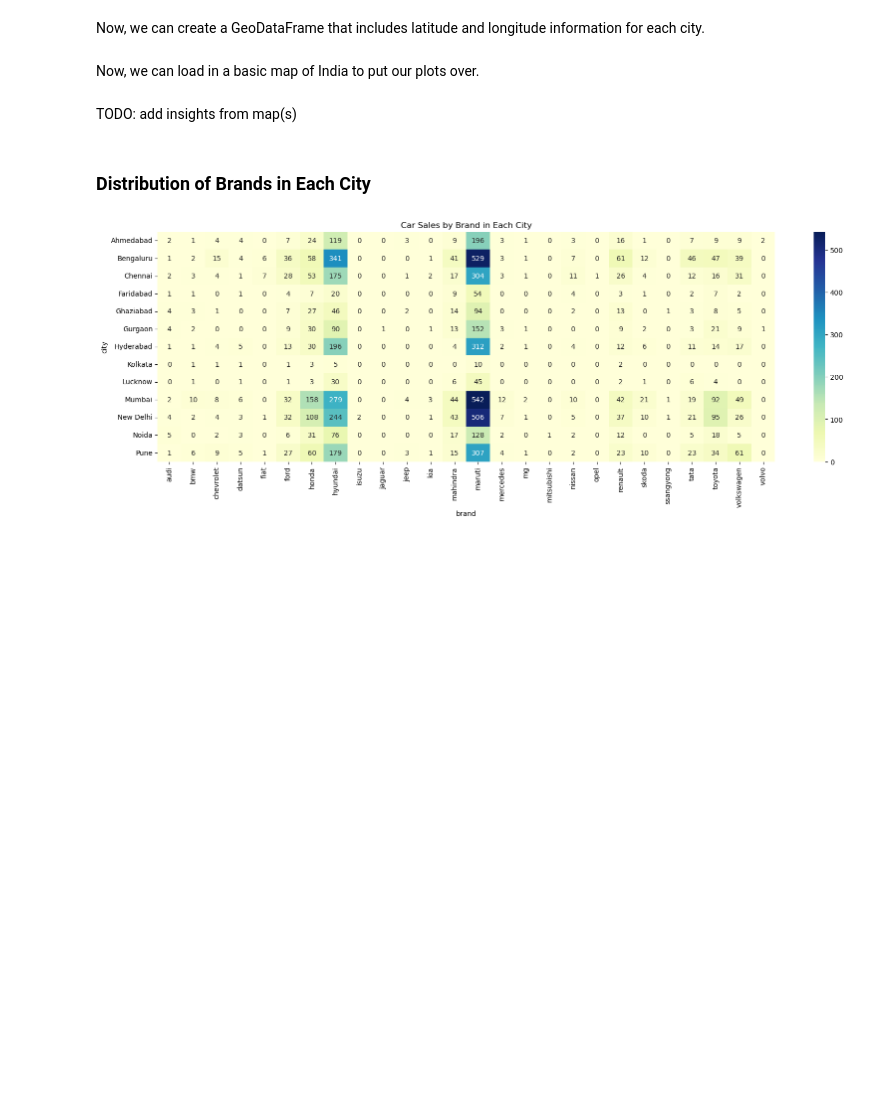
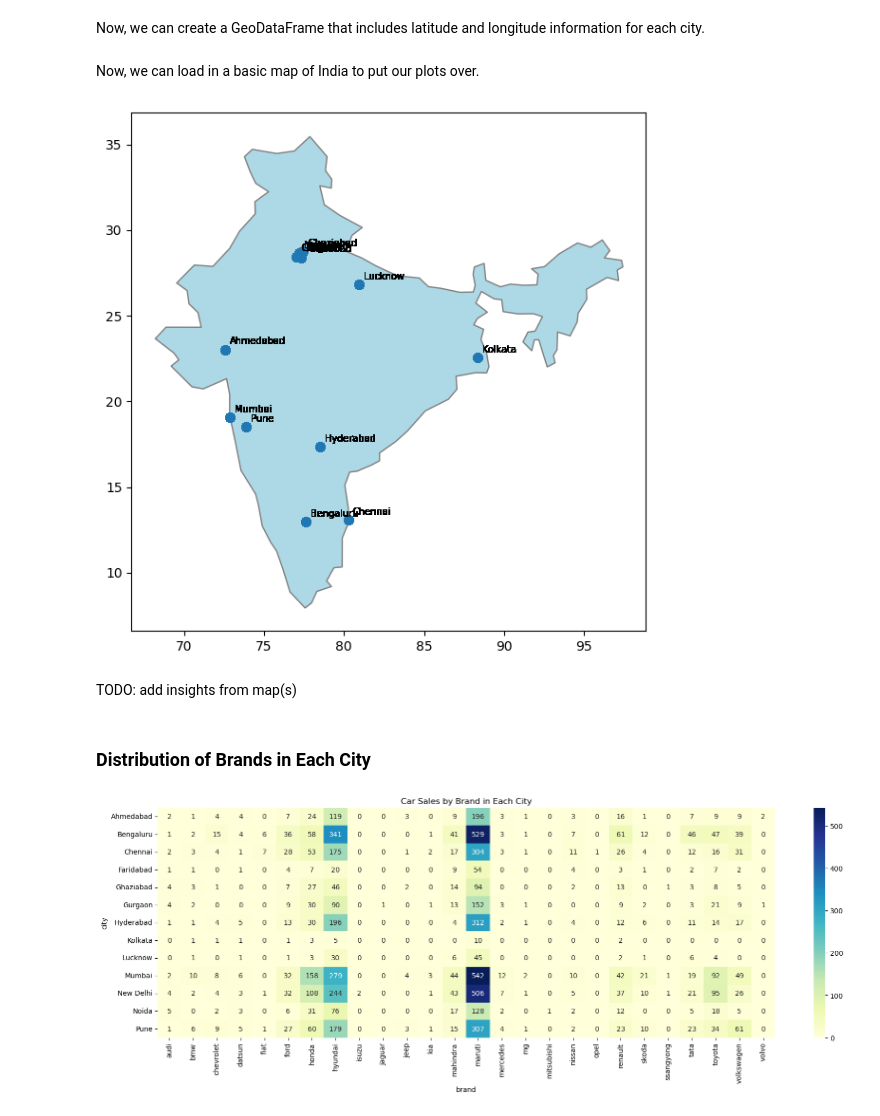
Before and after one commit to aarschne/UN5550finalproject, a Jupyter notebook: data_cleaning_visualization- latest.ipynb, the cells around one changed output. Saved outputs shown, nothing was run; the diff lists cells and outputs as text; code cells hidden in the pictures; blank space fills up the shorter version.

Commit message:
Added basic map code

```diff
--- a/data_cleaning_visualization- latest.ipynb
+++ b/data_cleaning_visualization- latest.ipynb
@@ -477,6 +478,11 @@ def geocode_city(city, country="India"):
     return None, None
 
 cities = pd.DataFrame(cars["city"].astype('str').str.title().unique(), columns=["city"])
-for city in cities["city"]:
-    cities["lat"], cities["lon"] = geocode_city(city)  # your retry-safe function
-    time.sleep(1)  # mandatory delay
+for idx, city in cities["city"].items():
+    print(f"Geocoding: {city}...")
+    lat, lon = geocode_city(city)
+    cities.loc[idx, "lat"] = lat
+    cities.loc[idx, "lon"] = lon
+
+# Save geocoded cities
+cities.to_csv("cities_geocoded_india.csv", index=False)
@@ -491,11 +511,24 @@ map_cars = gpd.GeoDataFrame(df, geometry=geometry, crs="EPSG:4326")
 # %% [markdown]
 Now, we can load in a basic map of India to put our plots over.
 # %%
-# Load basic map of India
-#world = gpd.read_file(get_path("naturalearth_lowres"))
-#print(world.head())
-#TODO: Find map of the world that can be imported with python
-#world = gpd.read_file(gpd.datasets.get_path('naturalearth_lowres'))
+world = gpd.read_file("ne_110m_admin_0_countries/ne_110m_admin_0_countries.shp")
+world = world.set_crs("EPSG:4326")
+
+# Extract India
+india = world[world["ADMIN"] == "India"]
+
+fig, ax = plt.subplots(figsize=(10, 6))
+
+india.plot(ax=ax, color='lightblue', edgecolor='gray')
+map_cars.plot(ax=ax, markersize=40)
+
+for x, y, label in zip(map_cars.geometry.x, map_cars.geometry.y, map_cars["city"]):
+  ax.text(x + 0.3, y + 0.3, label, fontsize=7)
+
+plt.tight_layout()
+plt.show()
+# %% [output]
+[figure, added]
 # %%
 #TODO: Create map plot that includes the top 5 car brands in each city
 # %%
```
Also changed, not shown: parts of 4 cells of this notebook, 8 other files.
